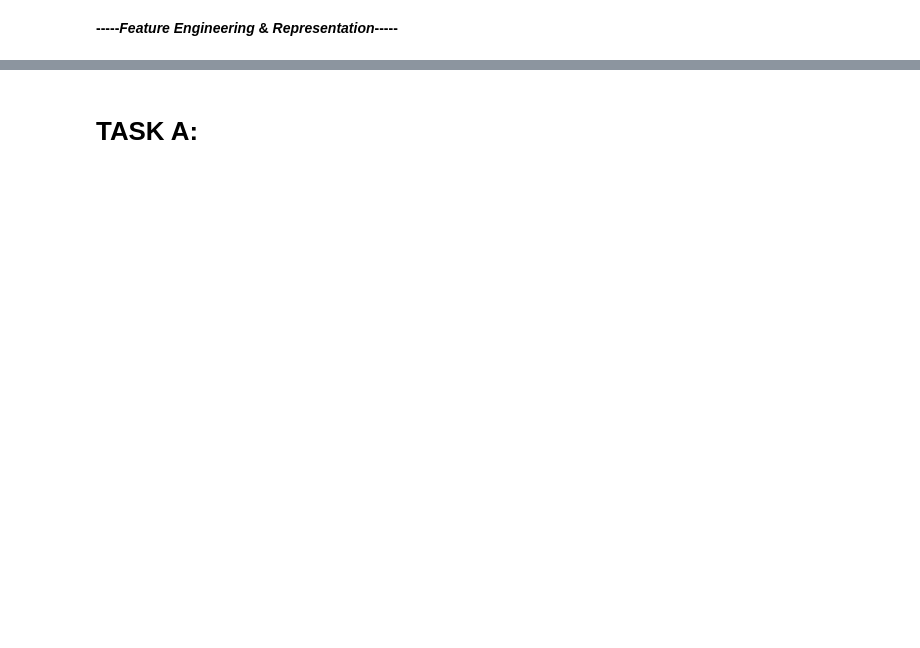
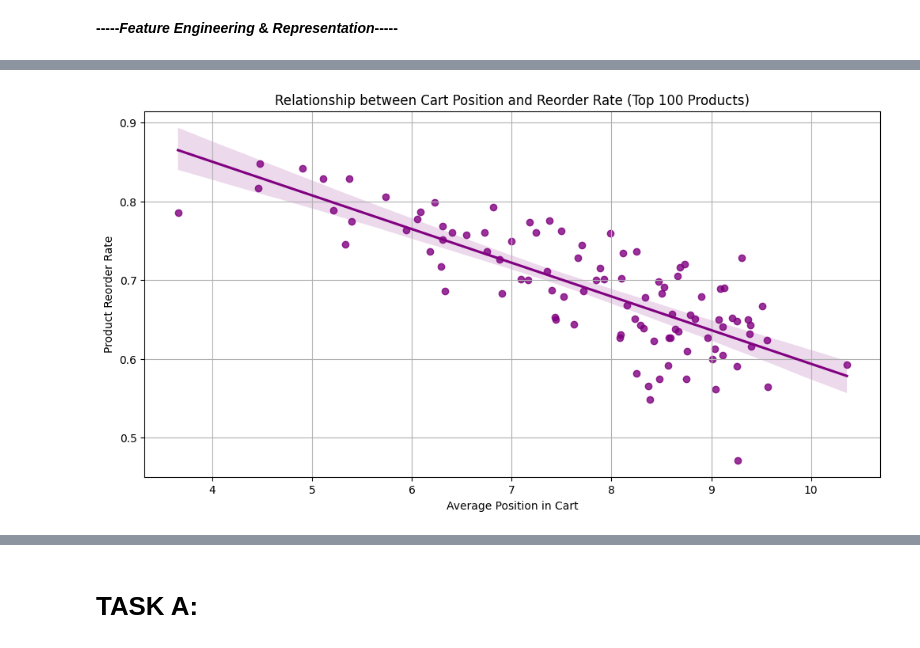
Before and after one commit to YamenObeidat/Machine-Learning-Final-Project-1, a Jupyter notebook: edit7.ipynb, the cells around one changed output, grey strips where cells are left out. Drawn from its saved outputs; the diff is of its cells as text; code cells hidden in the pictures; blank space fills up the shorter version.

```diff
--- a/edit7.ipynb
+++ b/edit7.ipynb
@@ -297,0 +296,24 @@ plt.show()
+# %%
+# 1. معدل إعادة الطلب الإجمالي للمنتج (Overall Product Reorder Rate)
+# هون بحسب كل منتج شو احتمالية إن الناس ترجع تشتريه مرة ثانية.. المنتج اللي نسبته عالية بكون "أساسي" بالبيت
+product_reorder_rate = order_products_prior.groupby('product_id')['reordered'].mean().reset_index()
+product_reorder_rate.columns = ['product_id', 'p_reorder_rate']
+
+# 2. متوسط ترتيب المنتج في السلة (Average Position in Cart)
+# الميزة هاي ذكية! بتكشف إذا المنتج هو "أول شي بيفكر فيه العميل" (بكون ترتيبه 1 أو 2) أو هو "تكملة عدد" بينحط بآخر السلة
+product_pos_cart = order_products_prior.groupby('product_id')['add_to_cart_order'].mean().reset_index()
+product_pos_cart.columns = ['product_id', 'p_avg_cart_position']
+
+# 3. شعبية المنتج (Total Times Ordered)
+# ببساطة بشوف كم مرة انطلب هالمنتج عشان أعرف الـ "Best Sellers" أو المنتجات الأكثر مبيعاً بالسوق
+product_popularity = order_products_prior.groupby('product_id').size().reset_index(name='p_total_orders')
+
+# هون دمجت كل المعلومات اللي طلعتها مع جدول المنتجات الأصلي عشان أربط الأرقام بأسماء المنتجات وأقسامها
+product_features = pd.merge(products_merged, product_reorder_rate, on='product_id', how='left')
+product_features = pd.merge(product_features, product_pos_cart, on='product_id', how='left')
+product_features = pd.merge(product_features, product_popularity, on='product_id', how='left')
+
+# تنظيف البيانات: لو في منتج ولا مرة انطلب، بحط مكانه 0 بدل ما تضل الخانة فاضية وتخرب حسابات الموديل بعدين
+product_features[['p_reorder_rate', 'p_avg_cart_position', 'p_total_orders']] = product_features[['p_reorder_rate', 'p_avg_cart_position', 'p_total_orders']].fillna(0)
+
+print(product_features.head())
@@ -297,0 +341,18 @@ plt.show()
+# %%
+plt.figure(figsize=(12, 6))
+
+#  اخترت أكبر 100 منتج عليهم طلب عشان الرسمة ما تطلع "عجقة" وتكون النتائج منطقية ومبنية على بيانات قوية
+top_products = product_features.nlargest(100, 'p_total_orders')
+
+#  رسمت العلاقة بين "ترتيب المنتج بالسلة" و "نسبة إعادة الشراء"
+#  رح يورجينا هل في علاقة قوية بينهم ولا لا
+sns.regplot(x='p_avg_cart_position', y='p_reorder_rate', data=top_products, color='purple')
+
+
+plt.title('Relationship between Cart Position and Reorder Rate (Top 100 Products)')
+plt.xlabel('Average Position in Cart')
+plt.ylabel('Product Reorder Rate')
+plt.grid(True)
+plt.show()
+# %% [output]
+[figure, added]
```
Also changed, not shown: parts of 53 cells of this notebook.
